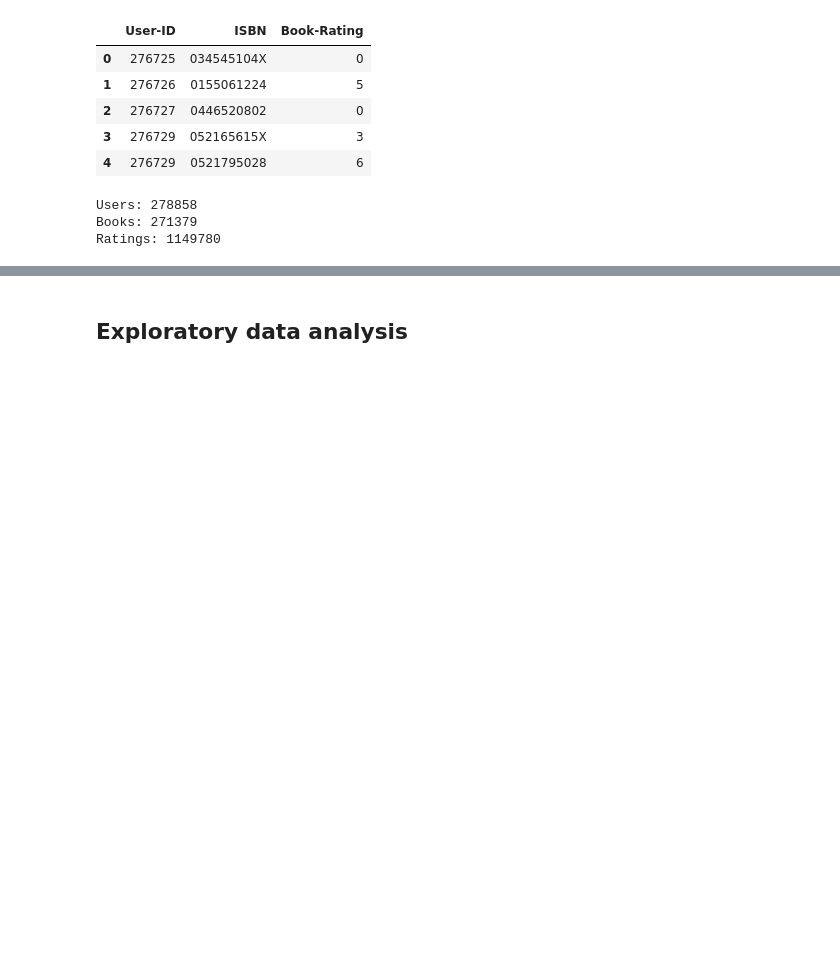
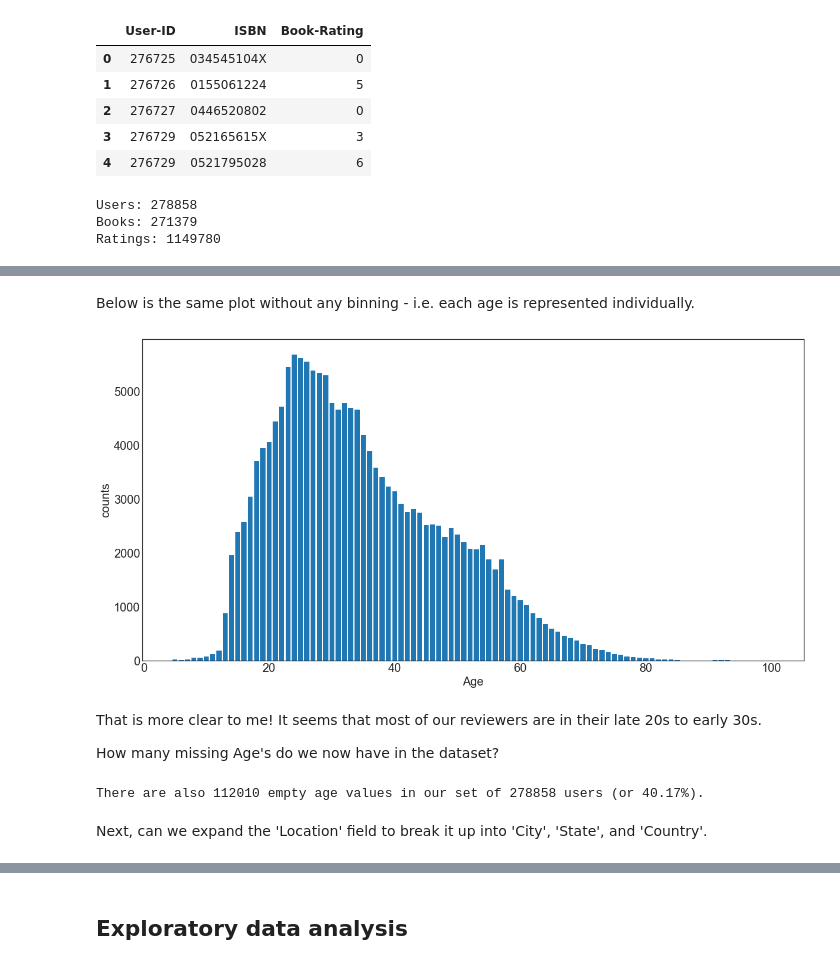
Before and after one commit to tttgm/fellowshipai, a Jupyter notebook: Book-Crossing-Recommender.ipynb, the cells around one changed output, grey strips where cells are left out. Cells and saved outputs as stored; diff of their text form; code cells hidden in the pictures; blank space fills up the shorter version.

```diff
--- a/Book-Crossing-Recommender.ipynb
+++ b/Book-Crossing-Recommender.ipynb
@@ -61,0 +129,24 @@ books.drop(columns=['Image-URL-S', 'Image-URL-M', 'Image-URL-L'], inplace=True)
+# %% [markdown]
+Below is the same plot without any binning - i.e. each age is represented individually.
+# %%
+u = users.age.value_counts().sort_index()
+plt.figure(figsize=(20, 10))
+plt.rcParams.update({'font.size': 20}) # Set larger plot font size
+plt.bar(u.index, u.values)
+plt.xlabel('Age')
+plt.ylabel('counts')
+plt.show()
+# %% [output]
+[figure, added]
+# %% [markdown]
+That is more clear to me! It seems that most of our reviewers are in their late 20s to early 30s.
+
+How many missing Age's do we now have in the dataset?
+# %%
+age_null = users.age.isnull().sum() # Sums up the 1's returned by the isnull() mask
+all_users = users.user_id.count() # Counts the number of cells in the series - excludes NaNs!
+print(f'There are also {age_null} empty age values in our set of {all_users} users (or {(age_null/all_users)*100:.2f}%).')
+# %% [output]
+There are also 112010 empty age values in our set of 278858 users (or 40.17%).
+# %% [markdown]
+Next, can we expand the 'Location' field to break it up into 'City', 'State', and 'Country'.
```
Also changed, not shown: parts of 55 cells of this notebook.
